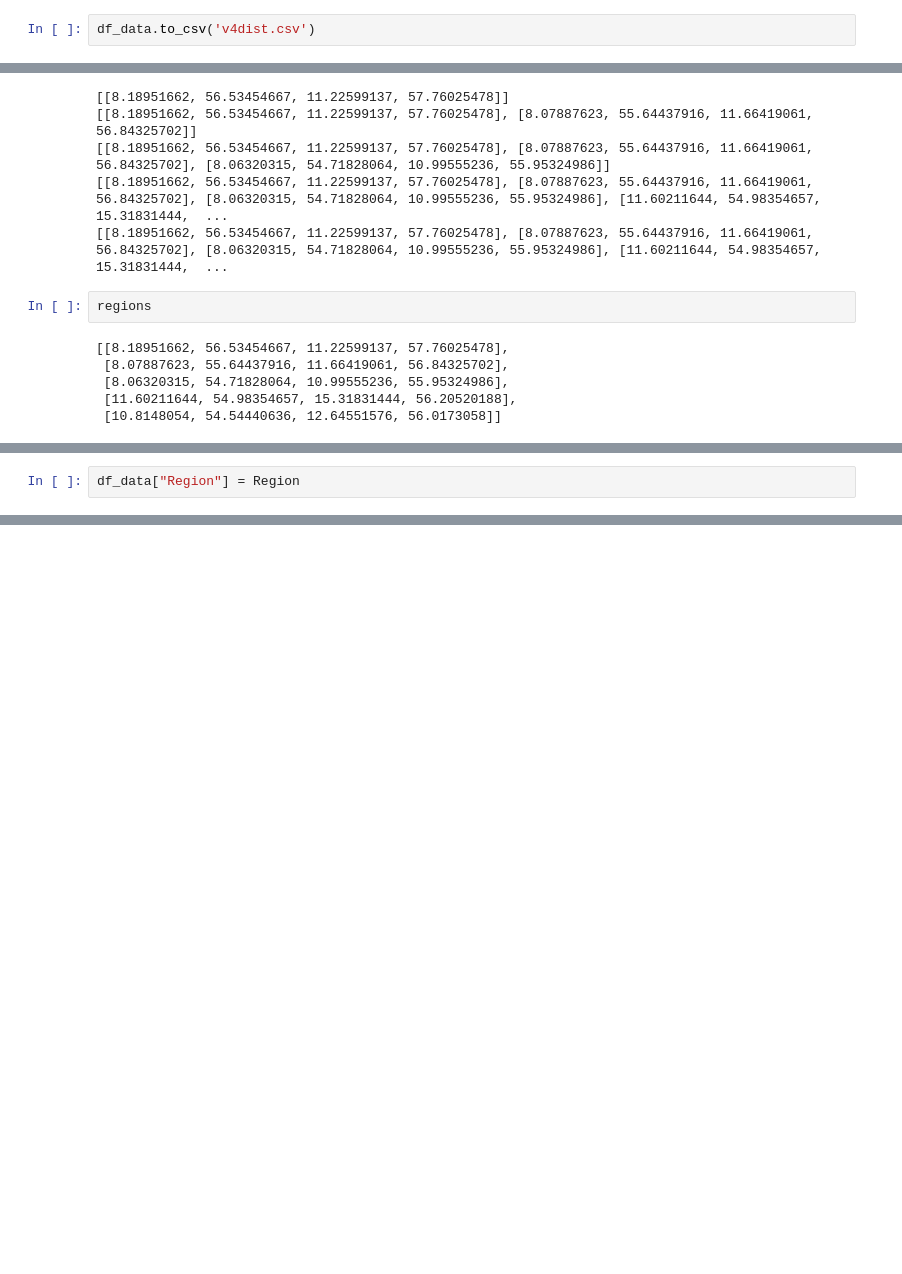
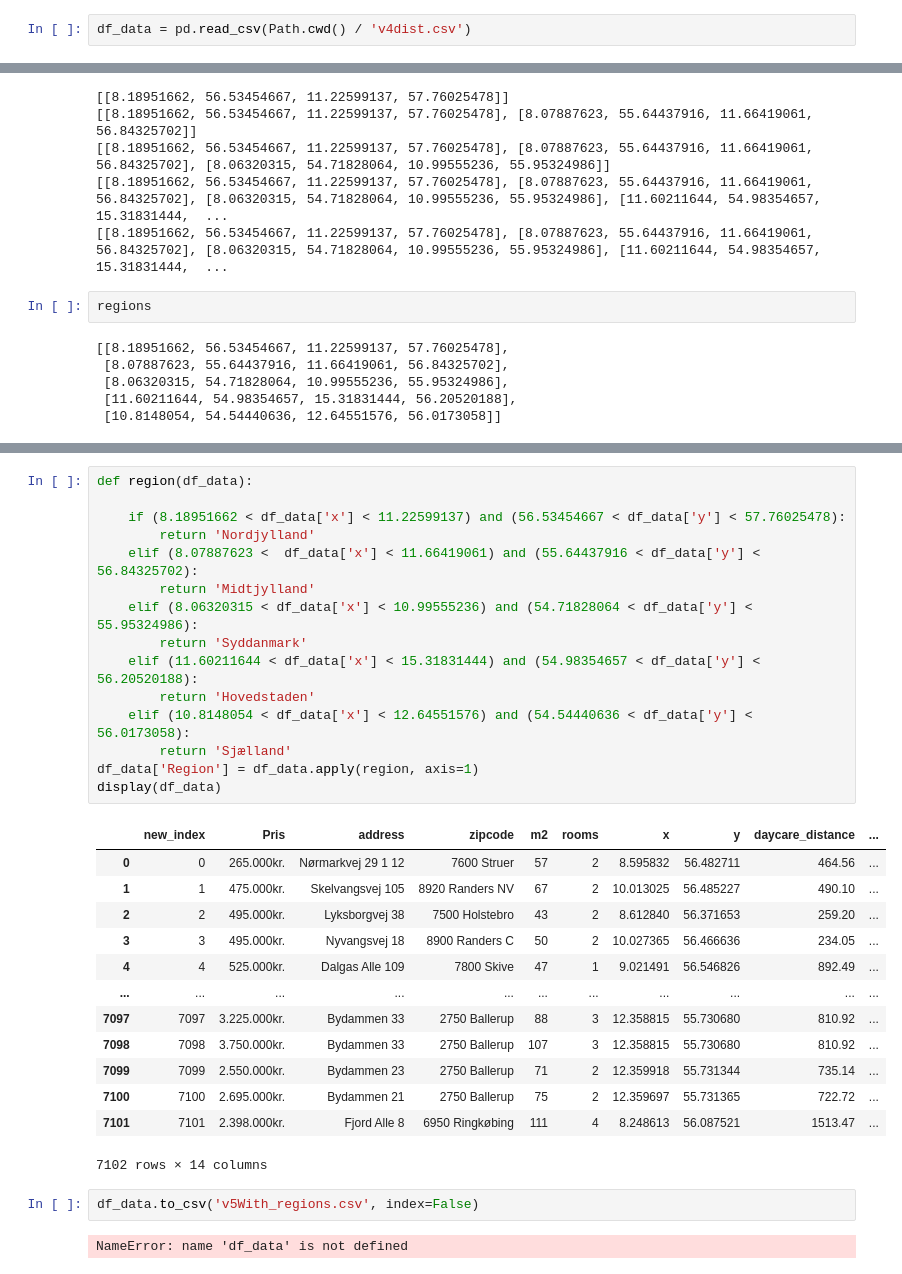
Before and after one commit to txg194/Qwe, a Jupyter notebook: Examproject/Filen over alle filer.ipynb, the cells around one changed output, grey strips where cells are left out. Cells and saved outputs as stored; diff of their text form; blank space fills up the shorter version.

Commit message:
Med regioner

```diff
--- a/Examproject/Filen over alle filer.ipynb
+++ b/Examproject/Filen over alle filer.ipynb
@@ -238,4 +232,4 @@ df_data["school_distance"] = school_distance
 df_data["supermarket_distance"] = supermarket_distance
 df_data["hospital_distance"] = hospital_distance
 # %%
-df_data.to_csv('v4dist.csv')
+df_data = pd.read_csv(Path.cwd() / 'v4dist.csv')
@@ -295,2 +265,0 @@ for row in df_data['x']:
-# %%
-df_data["Region"] = Region
@@ -313,0 +266,33 @@ df_data
+# %%
+def region(df_data):
+
+    if (8.18951662 < df_data['x'] < 11.22599137) and (56.53454667 < df_data['y'] < 57.76025478):
+        return 'Nordjylland'
+    elif (8.07887623 <  df_data['x'] < 11.66419061) and (55.64437916 < df_data['y'] < 56.84325702):
+        return 'Midtjylland'
+    elif (8.06320315 < df_data['x'] < 10.99555236) and (54.71828064 < df_data['y'] < 55.95324986):
+        return 'Syddanmark'
+    elif (11.60211644 < df_data['x'] < 15.31831444) and (54.98354657 < df_data['y'] < 56.20520188):
+        return 'Hovedstaden'
+    elif (10.8148054 < df_data['x'] < 12.64551576) and (54.54440636 < df_data['y'] < 56.0173058):
+        return 'Sjælland'
+df_data['Region'] = df_data.apply(region, axis=1)
+display(df_data)
+# %% [output]
+|  | new_index | Pris | address | zipcode | m2 | rooms | x | y | daycare_distance | ... |
+| 0 | 0 | 265.000kr. | Nørmarkvej 29 1 12 | 7600 Struer | 57 | 2 | 8.595832 | 56.482711 | 464.56 | ... |
+| 1 | 1 | 475.000kr. | Skelvangsvej 105 | 8920 Randers NV | 67 | 2 | 10.013025 | 56.485227 | 490.10 | ... |
+| 2 | 2 | 495.000kr. | Lyksborgvej 38 | 7500 Holstebro | 43 | 2 | 8.612840 | 56.371653 | 259.20 | ... |
+| 3 | 3 | 495.000kr. | Nyvangsvej 18 | 8900 Randers C | 50 | 2 | 10.027365 | 56.466636 | 234.05 | ... |
+| 4 | 4 | 525.000kr. | Dalgas Alle 109 | 7800 Skive | 47 | 1 | 9.021491 | 56.546826 | 892.49 | ... |
+| ... | ... | ... | ... | ... | ... | ... | ... | ... | ... | ... |
+| 7097 | 7097 | 3.225.000kr. | Bydammen 33 | 2750 Ballerup | 88 | 3 | 12.358815 | 55.730680 | 810.92 | ... |
+| 7098 | 7098 | 3.750.000kr. | Bydammen 33 | 2750 Ballerup | 107 | 3 | 12.358815 | 55.730680 | 810.92 | ... |
+| 7099 | 7099 | 2.550.000kr. | Bydammen 23 | 2750 Ballerup | 71 | 2 | 12.359918 | 55.731344 | 735.14 | ... |
+| 7100 | 7100 | 2.695.000kr. | Bydammen 21 | 2750 Ballerup | 75 | 2 | 12.359697 | 55.731365 | 722.72 | ... |
+| 7101 | 7101 | 2.398.000kr. | Fjord Alle 8 | 6950 Ringkøbing | 111 | 4 | 8.248613 | 56.087521 | 1513.47 | ... |
+7102 rows × 14 columns
+# %%
+df_data.to_csv('v5With_regions.csv', index=False)
+# %% [output]
+NameError: name 'df_data' is not defined
```
Also changed, not shown: parts of 8 cells of this notebook.
